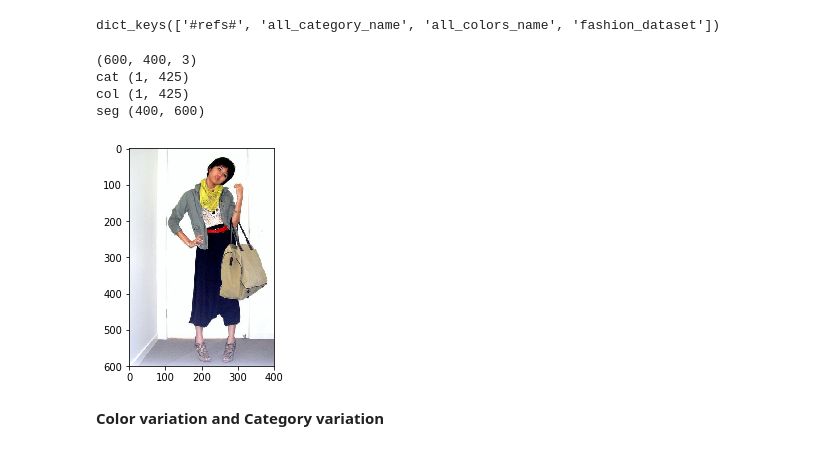
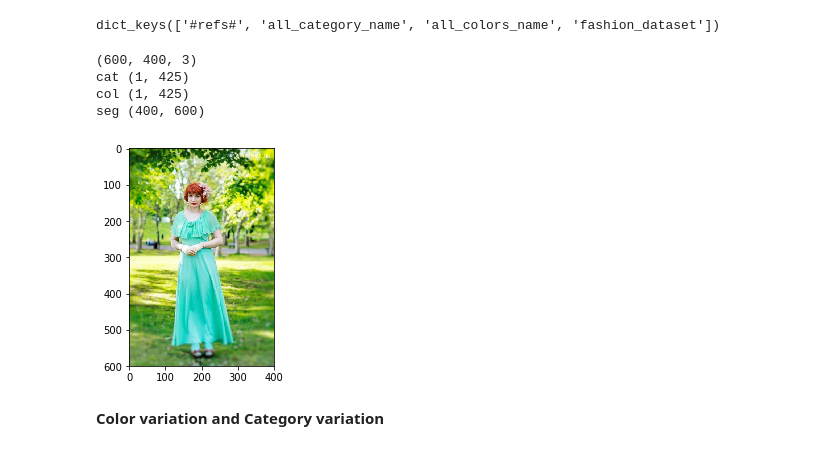
Before and after one commit to suzukiry/unet_fashion_parsing, a Jupyter notebook: unet_fashion_parsing_wip.ipynb, the cells around one changed output. Cells and saved outputs as stored; diff of their text form; code cells hidden in the pictures.

```diff
--- a/unet_fashion_parsing_wip.ipynb
+++ b/unet_fashion_parsing_wip.ipynb
@@ -35,34 +35,34 @@ arrays.keys()
 # %% [output]
 dict_keys(['#refs#', 'all_category_name', 'all_colors_name', 'fashion_dataset'])
 # %%
-REF_CODE = '0C'
+REF_CODE = '1D'
 
 PICTURE_NAME = f['#refs#'][REF_CODE]['img_name'].value.tostring().decode('utf-8').replace('\x00', '')
 
 list(f['#refs#'][REF_CODE])
 
 cat=f['#refs#'][REF_CODE]['category_label'][:]
 col=f['#refs#'][REF_CODE]['color_label'][:]
 seg=f['#refs#'][REF_CODE]['segmentation'][:]
 
 path="./input/image/"
 im = Image.open(path+PICTURE_NAME)
 
 #im_rotate = im.rotate(90, expand=True)
 im_rotate=im
 
 plt.imshow(np.asarray(im_rotate))
 print(np.asarray(im_rotate).shape)
 
 print("cat {}".format(cat.shape))
 print("col {}".format(col.shape))
 print("seg {}".format(seg.shape))
 # %% [output]
 (600, 400, 3)
 cat (1, 425)
 col (1, 425)
 seg (400, 600)
-[figure, old version]
+[figure, new version]
 # %% [markdown]
 __Color variation and Category variation__
 # %%
```
Also changed, not shown: parts of 84 cells of this notebook, 5 other files.
